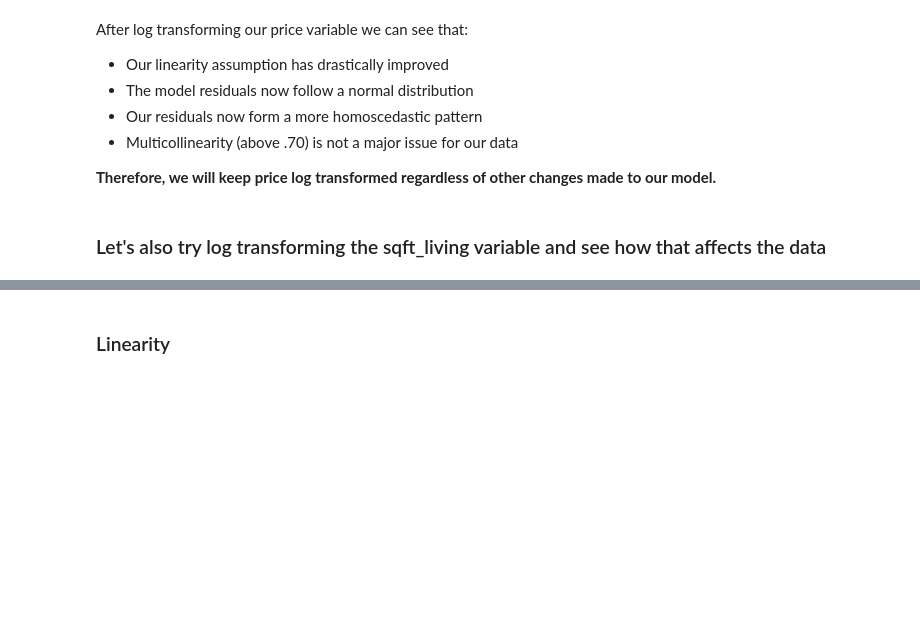
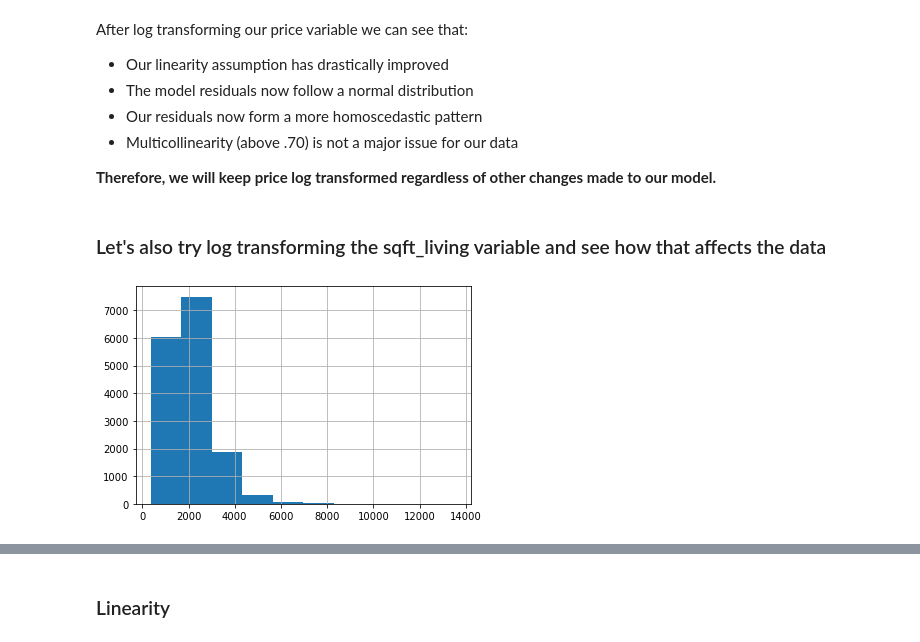
Before and after one commit to aharri123/dsc-phase-2-project-v2-3, a Jupyter notebook: student.ipynb, the cells around one changed output, grey strips where cells are left out. Drawn from its saved outputs; the diff is of its cells as text; code cells hidden in the pictures; blank space fills up the shorter version.

```diff
--- a/student.ipynb
+++ b/student.ipynb
@@ -678,6 +685,10 @@ After log transforming our price variable we can see that:
 **Therefore, we will keep price log transformed regardless of other changes made to our model.**
 # %% [markdown]
 ### Let's also try log transforming the sqft_living variable  and see how that affects the data
+# %%
+X["sqft_living"].hist();
+# %% [output]
+[figure, added]
 # %%
 #Log Transform
 X["sqft_living"] = np.log(X["sqft_living"])
```
Also changed, not shown: parts of 22 cells of this notebook.
